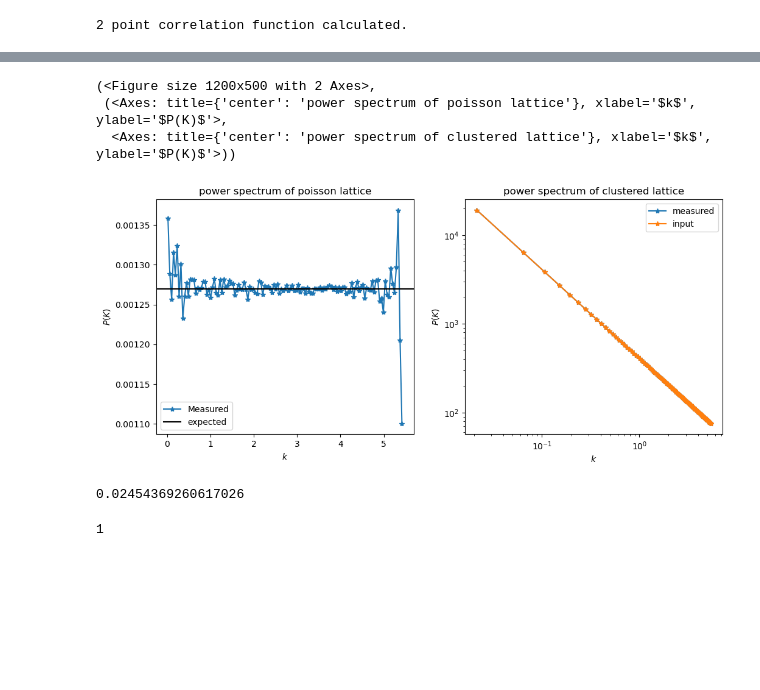
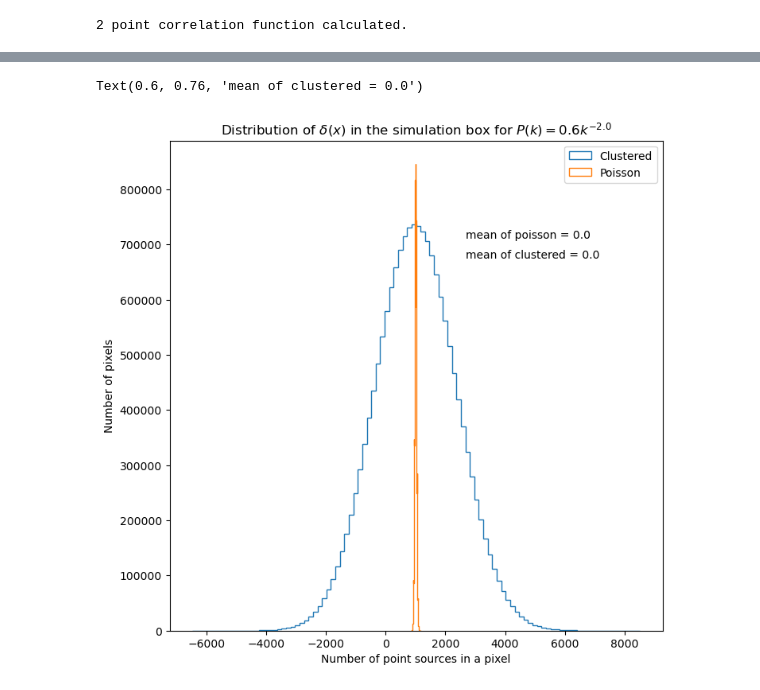
Before and after one commit to VibinRam/DP2, a Jupyter notebook: Codes/Clustering_simulation/IncompEff2.ipynb, the cells around one changed output, grey strips where cells are left out. Drawn from its saved outputs; the diff is of its cells as text; code cells hidden in the pictures; blank space fills up the shorter version.

```diff
--- a/Codes/Clustering_simulation/IncompEff2.ipynb
+++ b/Codes/Clustering_simulation/IncompEff2.ipynb
@@ -342,15 +373,21 @@ plt.xlim(0, 100)
-# %%
-sample_clust.show_powerspecs()
-# %% [output]
-(<Figure size 1200x500 with 2 Axes>,
- (<Axes: title={'center': 'power spectrum of poisson lattice'}, xlabel='$k$', ylabel='$P(K)$'>,
-  <Axes: title={'center': 'power spectrum of clustered lattice'}, xlabel='$k$', ylabel='$P(K)$'>))
-[figure, removed]
-# %%
-sample_clust.dk
-# %% [output]
-0.02454369260617026
-# %%
-sample_clust.dx
-# %% [output]
-1
+# %%
+# mean_pois = np.mean(sample_clust.box_delx)
+# mean_clust = np.mean(sample_clust.box_delx_clust)
+# var_pois = np.var(sample_clust.box_delx)
+# var_clust = np.var(sample_clust.box_delx_clust)
+# var_pois_pos = np.array([mean_pois - np.sqrt(var_pois), mean_pois + np.sqrt(var_pois)])
+# var_clust_pos = np.array([mean_clust - np.sqrt(var_clust), mean_clust + np.sqrt(var_clust)])
+
+plt.figure(figsize=(8,8))
+clust_hist, clust_bin = plt.hist(sample_clust.box_GN.flatten(), bins=100, label="Clustered", histtype='step')
+pois_hist, pois_bin = plt.hist(sample_clust.box_p.flatten(), bins=100, label="Poisson", histtype='step');
+plt.xlabel("Number of point sources in a pixel")
+plt.ylabel("Number of pixels")
+plt.legend()
+plt.title(r"Distribution of $\delta(x)$ in the simulation box for $P(k) = {}k^{{-{}}}$".format(sample_clust.const_of_pk, sample_clust.delta_of_pk))
+plt.text(0.6, 0.8, "mean of poisson = "+str(np.round(np.mean(sample_clust.box_delx.flatten()),3)), transform=plt.gca().transAxes)
+plt.text(0.6, 0.76, "mean of clustered = "+str(np.round(np.absolute(np.mean(sample_clust.box_delx_clust.flatten())),3)), transform=plt.gca().transAxes)
+# plt.xlim(0, 200)
+# %% [output]
+Text(0.6, 0.76, 'mean of clustered = 0.0')
+[figure, added]
```
Also changed, not shown: parts of 11 cells of this notebook, 1 other file.
